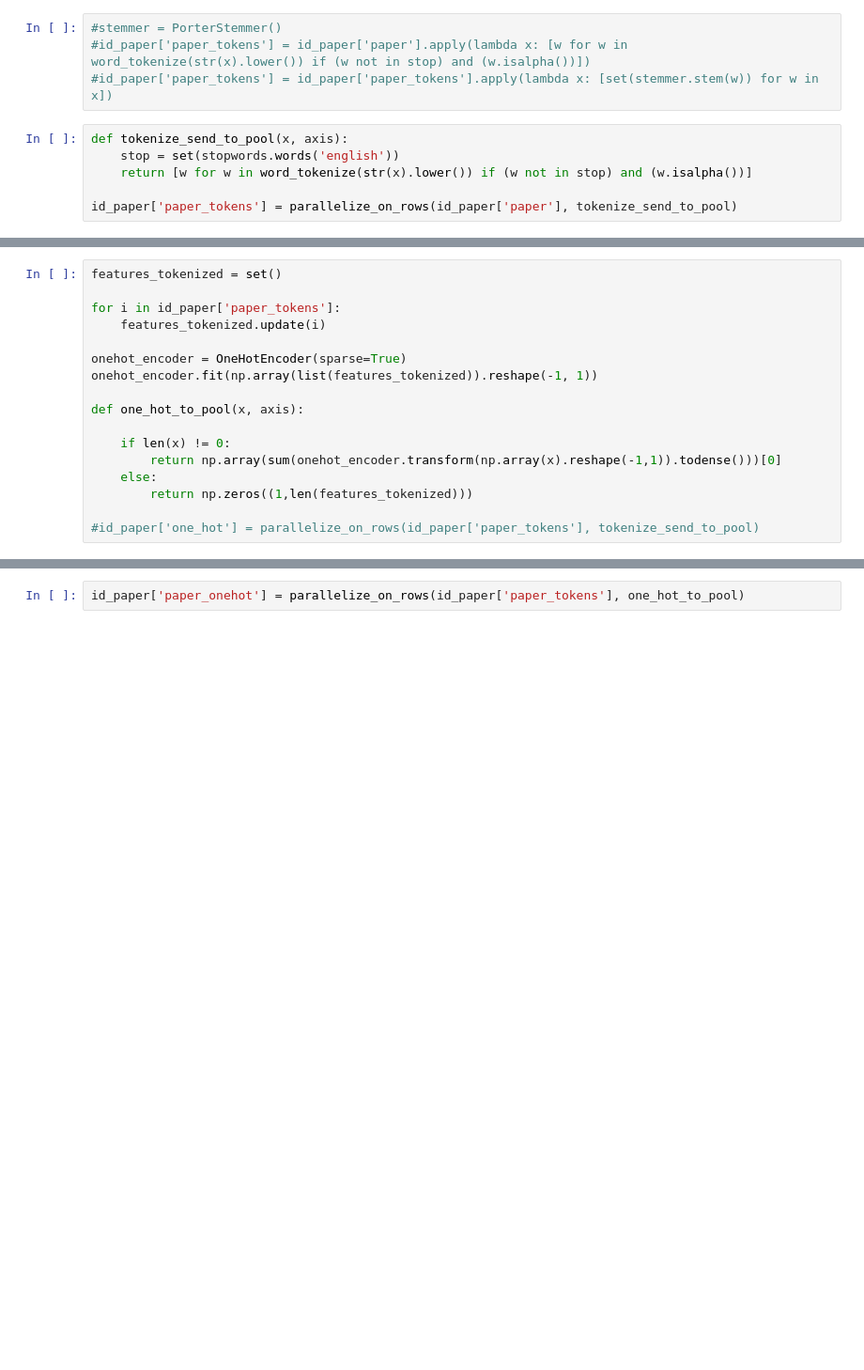
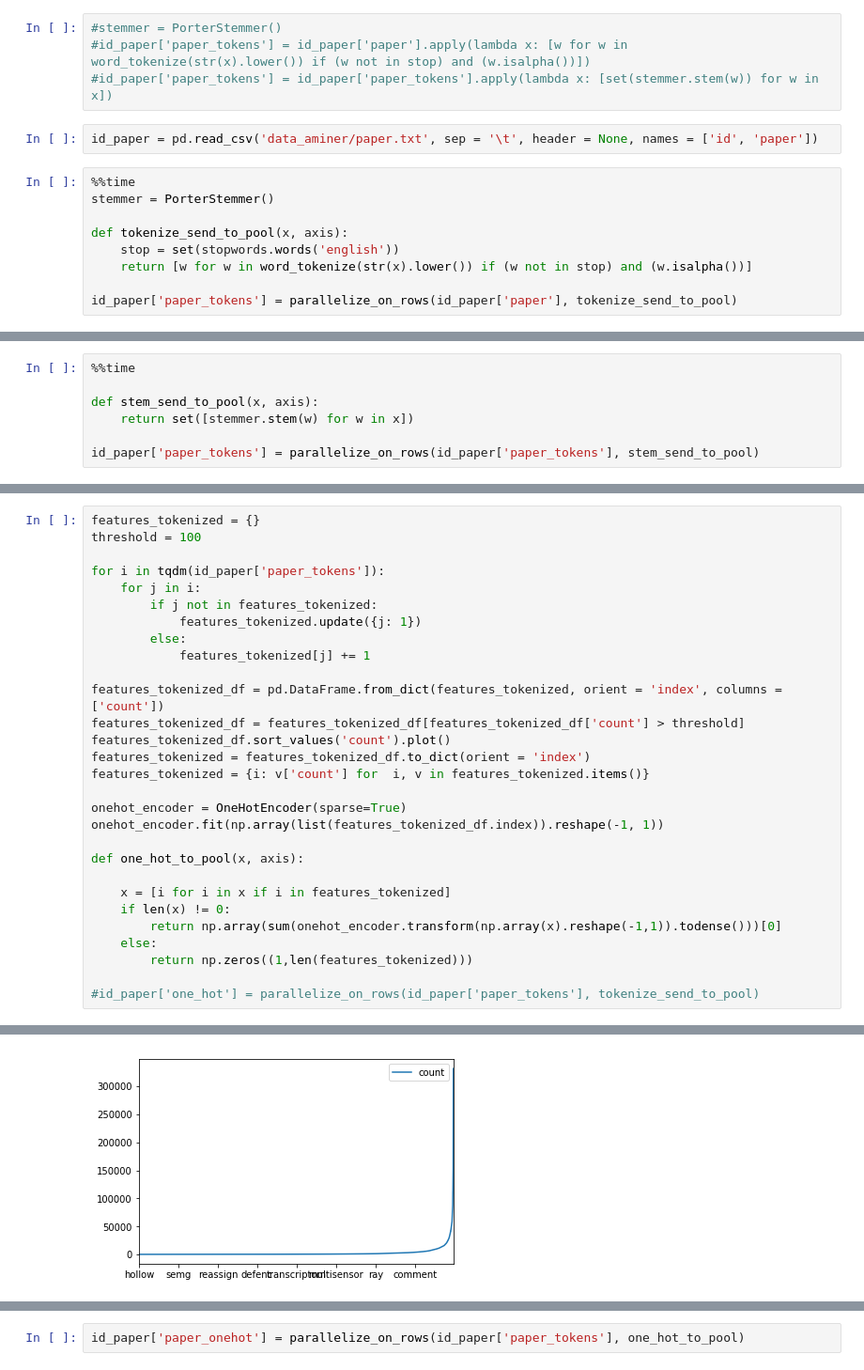
Before and after one commit to Omairss/gae, a Jupyter notebook: gae/Plot Embeddings on AMiner.ipynb, the cells around one changed output, grey strips where cells are left out. Shown: that part at 94% size. Cells and saved outputs as stored; diff of their text form; blank space fills up the shorter version.

```diff
--- a/gae/Plot Embeddings on AMiner.ipynb
+++ b/gae/Plot Embeddings on AMiner.ipynb
@@ -185,7 +192,12 @@ stop = set(stopwords.words('english'))
 #stemmer = PorterStemmer()
 #id_paper['paper_tokens'] = id_paper['paper'].apply(lambda x: [w for w in word_tokenize(str(x).lower()) if (w not in stop) and (w.isalpha())])
 #id_paper['paper_tokens'] = id_paper['paper_tokens'].apply(lambda x: [set(stemmer.stem(w)) for w in x])
+# %%
+id_paper = pd.read_csv('data_aminer/paper.txt', sep = '\t', header = None, names = ['id', 'paper'])
 # %%
+%%time
+stemmer = PorterStemmer()
+
 def tokenize_send_to_pool(x, axis):
     stop = set(stopwords.words('english'))
     return [w for w in word_tokenize(str(x).lower()) if (w not in stop) and (w.isalpha())]
@@ -193,0 +209,7 @@ id_paper['paper_tokens'] = parallelize_on_rows(id_paper['paper'], tokenize_send_
+# %%
+%%time
+
+def stem_send_to_pool(x, axis):
+    return set([stemmer.stem(w) for w in x])
+
+id_paper['paper_tokens'] = parallelize_on_rows(id_paper['paper_tokens'], stem_send_to_pool)
@@ -209,17 +237,30 @@ Name: paper_tokens, Length: 3192144, dtype: object
 # %%
-features_tokenized = set()
+features_tokenized = {}
+threshold = 100
 
-for i in id_paper['paper_tokens']:
-    features_tokenized.update(i)
+for i in tqdm(id_paper['paper_tokens']):
+    for j in i:
+        if j not in features_tokenized:
+            features_tokenized.update({j: 1})
+        else:
+            features_tokenized[j] += 1
+
+features_tokenized_df = pd.DataFrame.from_dict(features_tokenized, orient = 'index', columns = ['count'])
+features_tokenized_df = features_tokenized_df[features_tokenized_df['count'] > threshold]
+features_tokenized_df.sort_values('count').plot()
+features_tokenized = features_tokenized_df.to_dict(orient = 'index')
+features_tokenized = {i: v['count'] for  i, v in features_tokenized.items()}
 
 onehot_encoder = OneHotEncoder(sparse=True)
-onehot_encoder.fit(np.array(list(features_tokenized)).reshape(-1, 1))
+onehot_encoder.fit(np.array(list(features_tokenized_df.index)).reshape(-1, 1))
 
 def one_hot_to_pool(x, axis):
 
+    x = [i for i in x if i in features_tokenized]
     if len(x) != 0:
         return np.array(sum(onehot_encoder.transform(np.array(x).reshape(-1,1)).todense()))[0]
     else:
         return np.zeros((1,len(features_tokenized)))
 
 #id_paper['one_hot'] = parallelize_on_rows(id_paper['paper_tokens'], tokenize_send_to_pool)
+# %% [output]
@@ -225,0 +268 @@ def one_hot_to_pool(x, axis):
+[figure, added]
```
Also changed, not shown: parts of 12 cells of this notebook, 1 other file.
